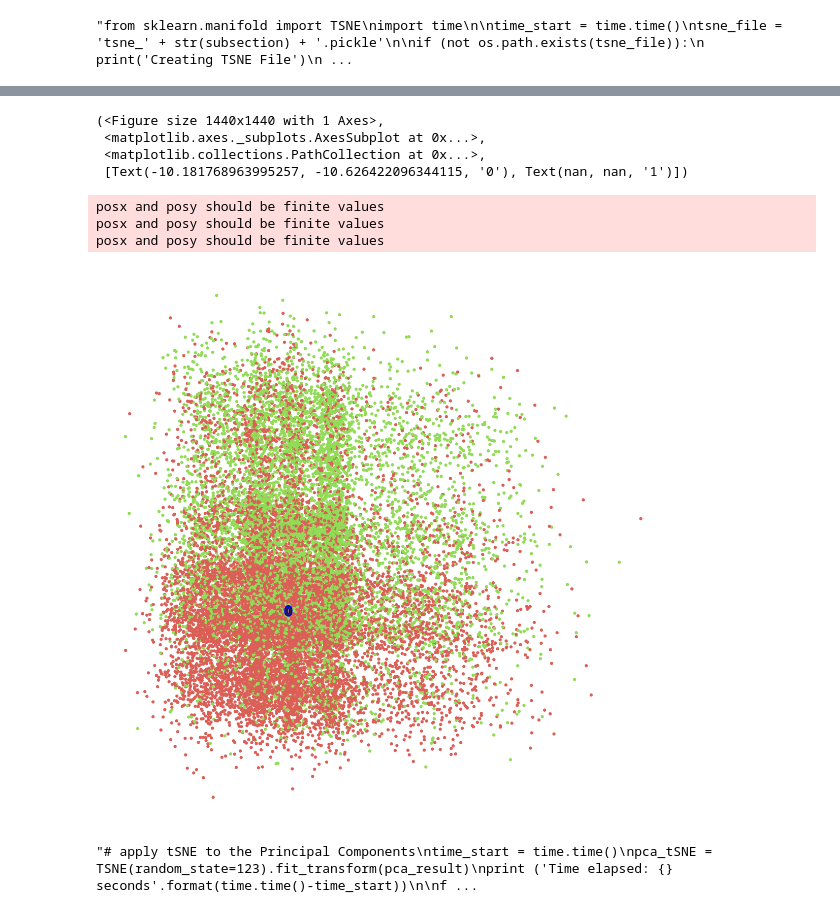
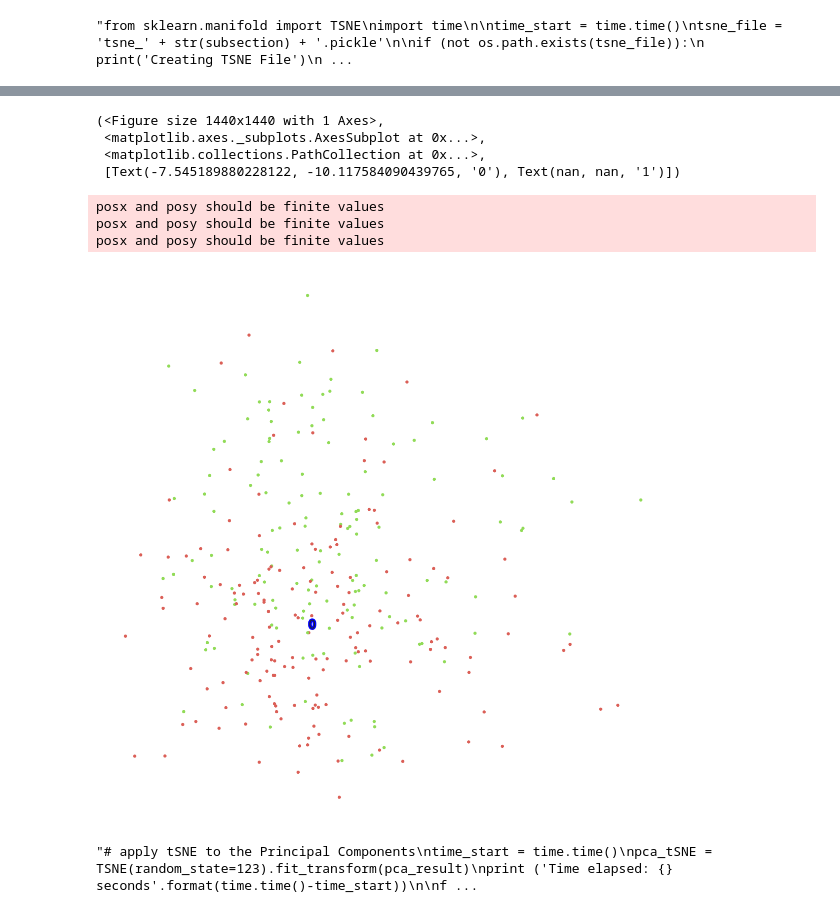
Before and after one commit to suarez96/Heart_Statlog_Classifier, a Jupyter notebook: Final Project.ipynb, the cells around one changed output, grey strips where cells are left out. Drawn from its saved outputs; the diff is of its cells as text; code cells hidden in the pictures.

```diff
--- a/Final Project.ipynb
+++ b/Final Project.ipynb
@@ -1 +1,27 @@
+# %%
+import os
+import numpy as np
+import pickle
+import time
+import pandas as pd
+import matplotlib.pyplot as plt
+import matplotlib.patheffects as PathEffects
+from sklearn.decomposition import PCA
+from sklearn.model_selection import train_test_split
+from sklearn import metrics, svm
+from sklearn.metrics import confusion_matrix
+from mlxtend.plotting import plot_decision_regions
+import seaborn as sns
+%matplotlib inline
+
+params = {'kernel_type': 'linear',
+          'test_size': 0.15,
+          'subsample_size': 300,
+          'pca' : False,
+          'random_state': 123}
+
+sns.set_style('darkgrid')
+sns.set_palette('muted')
+sns.set_context("notebook", font_scale=1.5,
+                rc={"lines.linewidth": 2.5})
 # %%
@@ -51,6 +56,8 @@ def fashion_scatter(x, colors):
 
     return f, ax, sc, txts
 # %%
+#-- MAKE INPUTS AND OUTPUTS
+
 nominal_converter = {'class': {"present" : 1, "absent" : 0}}
 
 # read dataset and replace nominal with numerical data
@@ -59,13 +66,10 @@ df = pd.read_csv('BNG_heart-statlog.csv')
 df.replace(nominal_converter, inplace = True)
 
 
-# subset of dataset to test visualization
-subsection = 20000
-
 # nov 26th
 # split into inputs and outputs
-features = df.iloc[:subsection, :-1]
-labels = df['class'][:subsection]
+features = df.iloc[:params['subsample_size'], :-1]
+labels = df['class'][:params['subsample_size']]
 # %%
 #-- HISTOGRAMS AND PLOTS
 
@@ -105,13 +109,13 @@ fashion_scatter(tSNE, np.multiply(np.array(labels), 4))'''
 # %% [output]
 "from sklearn.manifold import TSNE\nimport time\n\ntime_start = time.time()\ntsne_file = 'tsne_' + str(subsection) + '.pickle'\n\nif (not os.path.exists(tsne_file)):\n    print('Creating TSNE File')\n ...
 # %%
-from sklearn.decomposition import PCA
-
+#-- PCA
 time_start = time.time()
 pca = PCA(n_components=4)
-pca_result = pca.fit_transform(features)
+pca_result = pca.fit_transform(df.iloc[:params['subsample_size'], :])
 
 print ('PCA done! Time elapsed: {} seconds'.format(time.time()-time_start))
+
 
 pca_df = pd.DataFrame(columns = ['pc1', 'pc2'])
 pca_df['pc1'] = pca_result[:,0]
@@ -119,5 +123,6 @@ pca_df['pc2'] = pca_result[:,1]
 pca_df['pc3'] = pca_result[:,2]
 pca_df['pc4'] = pca_result[:,3]
 print(pca.explained_variance_ratio_)
+# plot PCA first 2 components
 fashion_scatter(pca_df[['pc1','pc2']].values, np.multiply(np.array(labels), 4))
 # %% [output]
@@ -126,11 +131,11 @@ PCA done! Time elapsed: 0.09187912940979004 seconds
 (<Figure size 1440x1440 with 1 Axes>,
  <matplotlib.axes._subplots.AxesSubplot at 0x...>,
  <matplotlib.collections.PathCollection at 0x...>,
- [Text(-10.181768963995257, -10.626422096344115, '0'), Text(nan, nan, '1')])
+ [Text(-7.545189880228122, -10.117584090439765, '0'), Text(nan, nan, '1')])
 posx and posy should be finite values
 posx and posy should be finite values
 posx and posy should be finite values
-[figure, old version]
+[figure, new version]
 # %%
 '''# apply tSNE to the Principal Components
 time_start = time.time()
```
Also changed, not shown: parts of 4 cells of this notebook, 8 other files.
